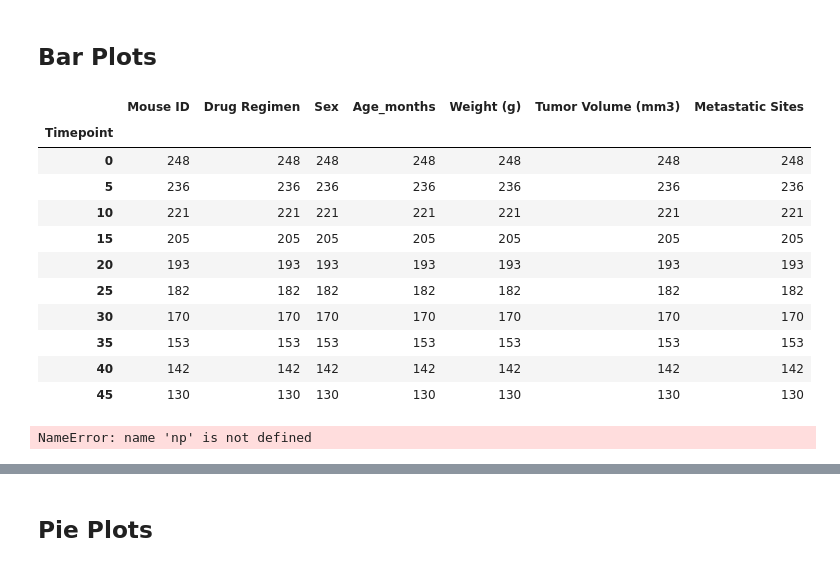
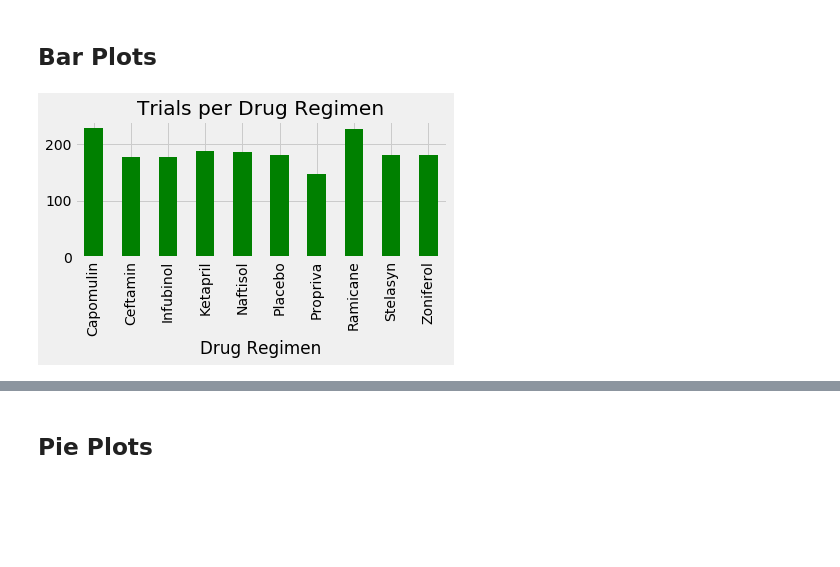
Before and after one commit to iunupe/matplotlib-challenge, a Jupyter notebook: Pymaceuticals/pymaceuticals_starter.ipynb, the cells around one changed output, grey strips where cells are left out. Saved outputs shown, nothing was run; the diff lists cells and outputs as text; code cells hidden in the pictures; blank space fills up the shorter version.

```diff
--- a/Pymaceuticals/pymaceuticals_starter.ipynb
+++ b/Pymaceuticals/pymaceuticals_starter.ipynb
@@ -552,44 +371,2 @@ cleaned_data.head()
 # %% [markdown]
 ## Bar Plots
-# %%
-# Generate a bar plot showing the number of mice per time point for each treatment throughout the course of the study using pandas.
-
-mper = cleaned_data.groupby('Timepoint').count()
-mper.head(10)
-# %% [output]
-|  | Mouse ID | Drug Regimen | Sex | Age_months | Weight (g) | Tumor Volume (mm3) | Metastatic Sites |
-| Timepoint |  |  |  |  |  |  |  |
-| 0 | 248 | 248 | 248 | 248 | 248 | 248 | 248 |
-| 5 | 236 | 236 | 236 | 236 | 236 | 236 | 236 |
-| 10 | 221 | 221 | 221 | 221 | 221 | 221 | 221 |
-| 15 | 205 | 205 | 205 | 205 | 205 | 205 | 205 |
-| 20 | 193 | 193 | 193 | 193 | 193 | 193 | 193 |
-| 25 | 182 | 182 | 182 | 182 | 182 | 182 | 182 |
-| 30 | 170 | 170 | 170 | 170 | 170 | 170 | 170 |
-| 35 | 153 | 153 | 153 | 153 | 153 | 153 | 153 |
-| 40 | 142 | 142 | 142 | 142 | 142 | 142 | 142 |
-| 45 | 130 | 130 | 130 | 130 | 130 | 130 | 130 |
-# %%
-plt.style.use("fivethirtyeight")
-
-yx = ('Tumor Volume (mm3)')
-time = np.arange('Timepoint')
-
-
-# x_limit = 50
-# x_axis = np.arange(0, x_limit, 5)
-# mcx = ['Timepoint']
-# mcy = ['Tumor Volume (mm3)']
-
-plt.bar(time, mcx, color='r,', alpha=0.5, align="center")
-
-
-plt.tight_layout
-plt.grid(True)
-plt.xlabel('Timepoint')
-plt.ylabel('Tumor Volume')
-plt.title('Mice per Timepoint')
-
-plt.show()
-# %% [output]
-NameError: name 'np' is not defined
@@ -597,0 +373,20 @@ NameError: name 'np' is not defined
+# %%
+# Generate a bar plot showing the number of mice per time point for each treatment throughout the course of the study using pandas.
+mice_per_tp = summary_stats["Trials"]
+
+# # Testing the comic book look
+#mice_per_tp.plot(kind="bar")
+#plt.xkcd
+
+# Use DataFrame.plot() in order to create a bar chart of the data
+mice_per_tp.plot(kind="bar", figsize=(6,4), color = "g", legend=False)
+
+# Set a title for the chart
+plt.title("Trials per Drug Regimen")
+
+# Save and show the chart
+plt.savefig('bar_graph1.png', dpi=300)
+plt.tight_layout()
+plt.show()
+# %% [output]
+[figure, added]
```
Also changed, not shown: parts of 39 cells of this notebook, 4 other files.
